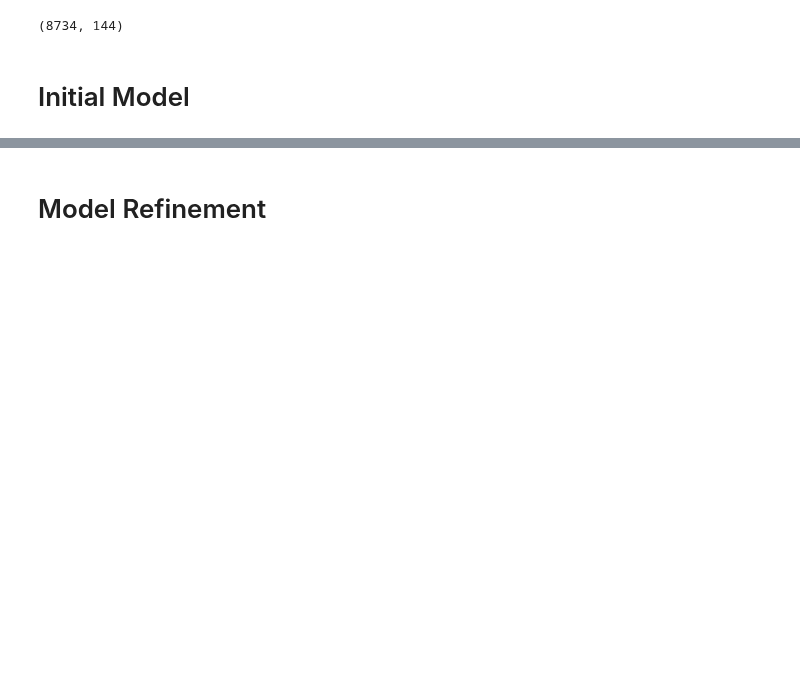
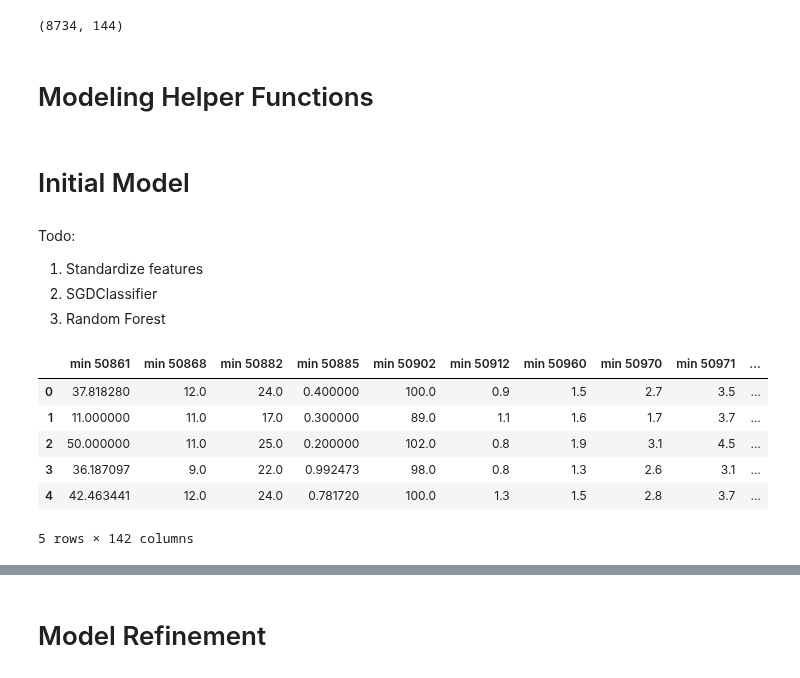
Before and after one commit to brandoncryu/disease_prediction, a Jupyter notebook: Predict_Future.ipynb, the cells around one changed output, grey strips where cells are left out. Drawn from its saved outputs; the diff is of its cells as text; code cells hidden in the pictures; blank space fills up the shorter version.

```diff
--- a/Predict_Future.ipynb
+++ b/Predict_Future.ipynb
@@ -457,0 +463,2 @@ sample_labs_imputed.shape
+# %% [markdown]
+# Modeling Helper Functions
@@ -461,0 +570,24 @@ logistic
+# %% [markdown]
+Todo:
+
+1. Standardize features
+2. SGDClassifier
+3. Random Forest
+# %%
+import pandas as pd
+import numpy as np
+import matplotlib.pyplot as plt
+
+sample_labs_imputed = pd.read_pickle("sample_labs_imputed.pkl")
+
+hadm_features = sample_labs_imputed.drop(['hadm_id', 'pos_subj'], axis=1)
+hadm_target = sample_labs_imputed.pos_subj
+hadm_features.head()
+# %% [output]
+|  | min 50861 | min 50868 | min 50882 | min 50885 | min 50902 | min 50912 | min 50960 | min 50970 | min 50971 | ... |
+| 0 | 37.818280 | 12.0 | 24.0 | 0.400000 | 100.0 | 0.9 | 1.5 | 2.7 | 3.5 | ... |
+| 1 | 11.000000 | 11.0 | 17.0 | 0.300000 | 89.0 | 1.1 | 1.6 | 1.7 | 3.7 | ... |
+| 2 | 50.000000 | 11.0 | 25.0 | 0.200000 | 102.0 | 0.8 | 1.9 | 3.1 | 4.5 | ... |
+| 3 | 36.187097 | 9.0 | 22.0 | 0.992473 | 98.0 | 0.8 | 1.3 | 2.6 | 3.1 | ... |
+| 4 | 42.463441 | 12.0 | 24.0 | 0.781720 | 100.0 | 1.3 | 1.5 | 2.8 | 3.7 | ... |
+5 rows × 142 columns
```
Also changed, not shown: parts of 11 cells of this notebook.
